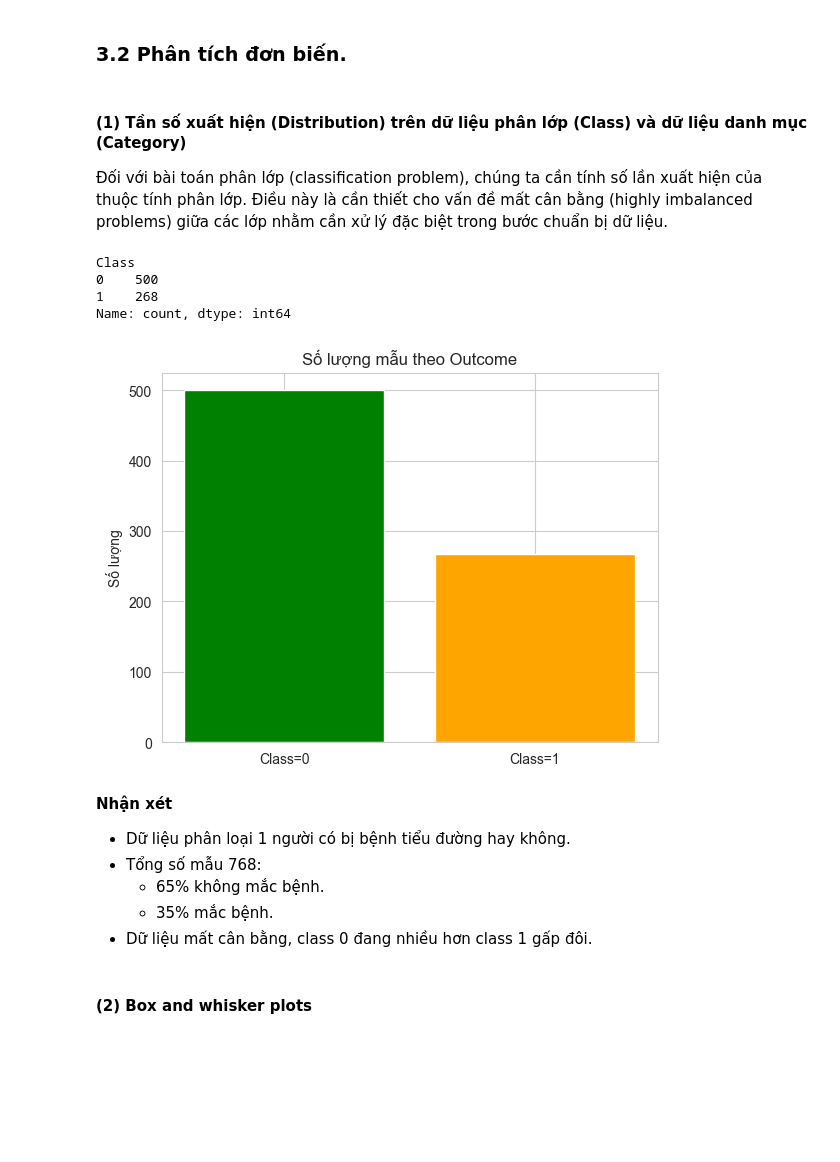
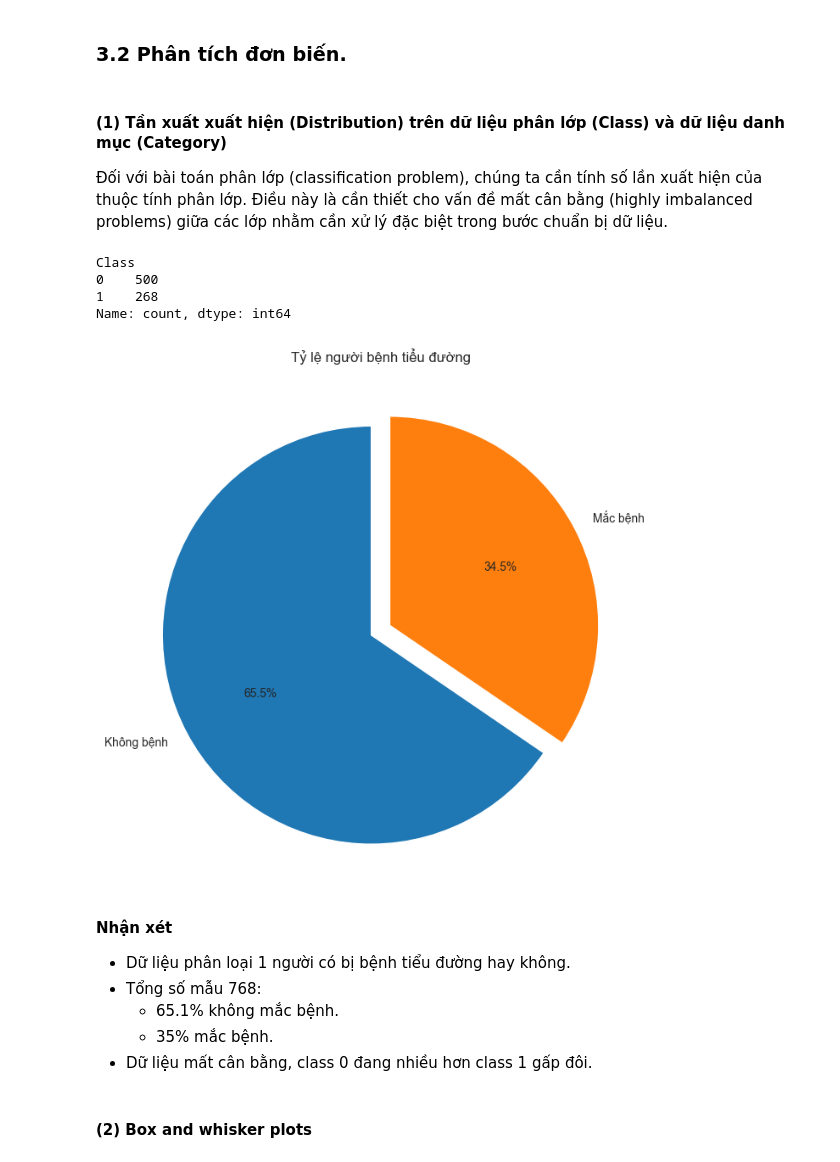
Before and after one commit to NgThanhNhanf/machine_learning, a Jupyter notebook: code/practice/lab04/lab04_Classification_of_Diabetes.ipynb, the cells around one changed output. Saved outputs shown, nothing was run; the diff lists cells and outputs as text; code cells hidden in the pictures; blank space fills up the shorter version.

```diff
--- a/code/practice/lab04/lab04_Classification_of_Diabetes.ipynb
+++ b/code/practice/lab04/lab04_Classification_of_Diabetes.ipynb
@@ -158,7 +179,7 @@ display.display(description)
 # %% [markdown]
 ### 3.2 Phân tích đơn biến.
 # %% [markdown]
-#### (1) Tần số xuất hiện (Distribution) trên dữ liệu phân lớp (Class) và dữ liệu danh mục (Category)
+#### (1) Tần xuất xuất hiện (Distribution) trên dữ liệu phân lớp (Class) và dữ liệu danh mục (Category)
 
 Đối với bài toán phân lớp (classification problem), chúng ta cần tính số lần xuất hiện của thuộc tính phân lớp. Điều này là cần thiết cho vấn đề mất cân bằng (highly imbalanced problems) giữa các lớp nhằm cần xử lý đặc biệt trong bước chuẩn bị dữ liệu.
 # %%
@@ -169,20 +190,26 @@ Class
 1    268
 Name: count, dtype: int64
 # %%
-counts = data['Class'].value_counts()
+lb = ['Không bệnh', 'Mắc bệnh']
+counts = data['Class'].value_counts().sort_index()
+plt.figure(figsize=(8,8))
+plt.pie(counts,
+        labels=lb,
+        autopct='%1.1f%%',
+        startangle=90,
+        explode=[0.05]*len(counts),
+       )
 
-plt.bar(counts.index, counts.values, color=["green", "orange"])
-plt.xticks([0,1], ["Class=0", "Class=1"])
-plt.title("Số lượng mẫu theo Outcome")
-plt.ylabel("Số lượng")
+plt.title("Tỷ lệ người bệnh tiểu đường")
+plt.savefig("ty_le_tieu_duong.png", dpi=300, bbox_inches='tight')
 plt.show()
 # %% [output]
-[figure, old version]
+[figure, new version]
 # %% [markdown]
 **Nhận xét**
 + Dữ liệu phân loại 1 người có bị bệnh tiểu đường hay không.
 + Tổng số mẫu 768:
-    + 65% không mắc bệnh.
+    + 65.1% không mắc bệnh.
     + 35% mắc bệnh.
 +  Dữ liệu mất cân bằng, class 0 đang nhiều hơn class 1 gấp đôi.
 # %% [markdown]
```
Also changed, not shown: parts of 13 cells of this notebook, 22 other files.
